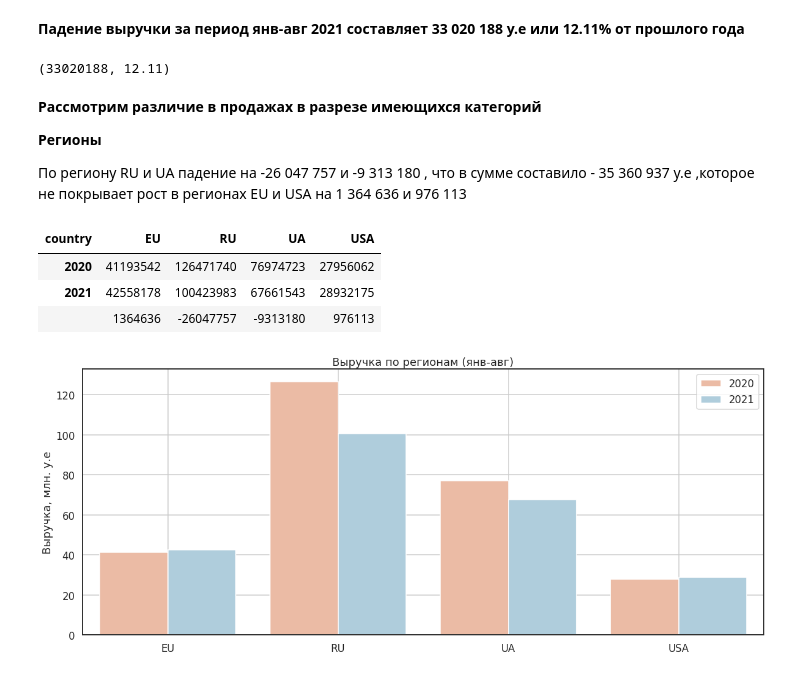
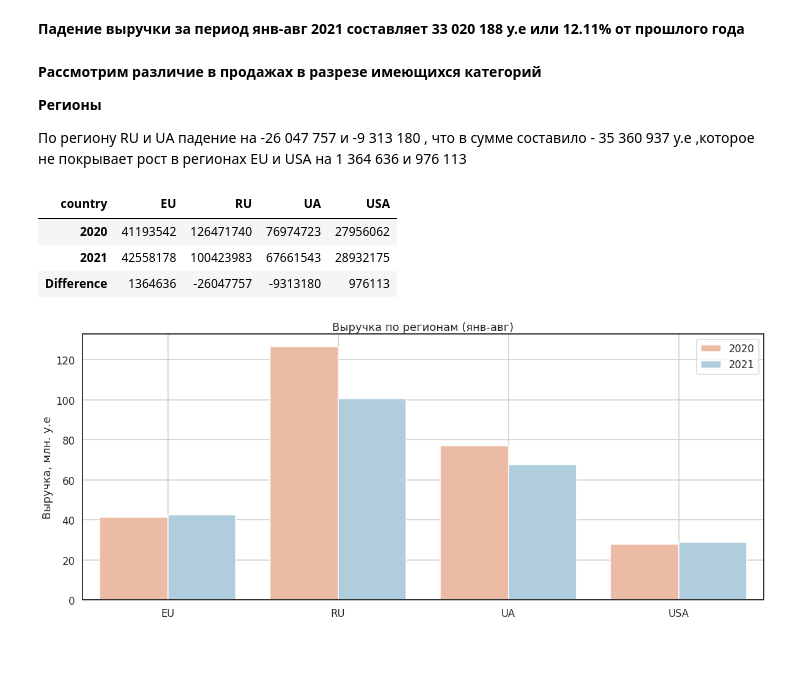
Before and after one commit to fefzoman/tasks_for_UniSender, a Jupyter notebook: task.ipynb, the cells around one changed output. Cells and saved outputs as stored; diff of their text form; code cells hidden in the pictures.

```diff
--- a/task.ipynb
+++ b/task.ipynb
@@ -71,9 +70,7 @@ plt.gca().set_yticklabels([]);
 # %%
 diff = df_pp.groupby(by=df_pp.year).sum().apply(lambda x : x[2020] -x[2021]).values[0]
 diff_perc = df_pp.groupby(by=df_pp.year).sum().apply(lambda x : (x[2020] -x[2021])/x[2020]*100).values[0]
-diff, round(diff_perc,2)
+# diff, round(diff_perc,2)
-# %% [output]
-(33020188, 12.11)
 # %% [markdown]
 **Рассмотрим различие в продажах в разрезе имеющихся категорий**
 
@@ -83,13 +80,13 @@ diff, round(diff_perc,2)
 # %%
 diff_byregion = df_pp.groupby(by=[df_pp.year,df_pp.country]).sum()['pay_sum'].unstack()
 diff_byregion = diff_byregion.append(diff_byregion.apply(lambda x: x.iloc[1] - x.iloc[0]).to_frame().T)
-diff_byregion.rename(index={0:""},inplace=True)
+diff_byregion.rename(index={0:"Difference"},inplace=True)
 diff_byregion
 # %% [output]
 | country | EU | RU | UA | USA |
 | 2020 | 41193542 | 126471740 | 76974723 | 27956062 |
 | 2021 | 42558178 | 100423983 | 67661543 | 28932175 |
-|  | 1364636 | -26047757 | -9313180 | 976113 |
+| Difference | 1364636 | -26047757 | -9313180 | 976113 |
 # %%
 data = df_pp.groupby(by=[df_pp.year,df_pp.country]).sum().reset_index()
 data['pay_sum'] = data['pay_sum']/1000000
```
Also changed, not shown: parts of 12 cells of this notebook.
